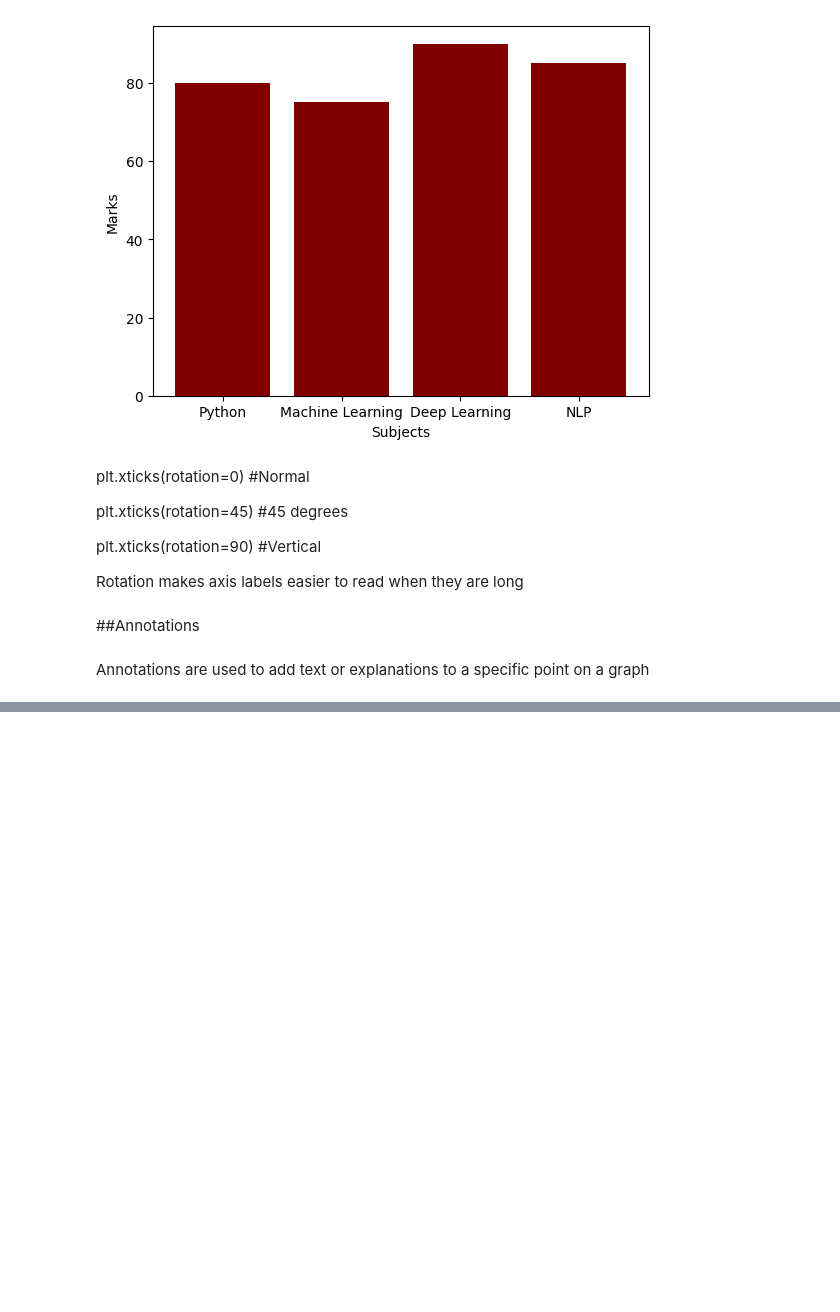
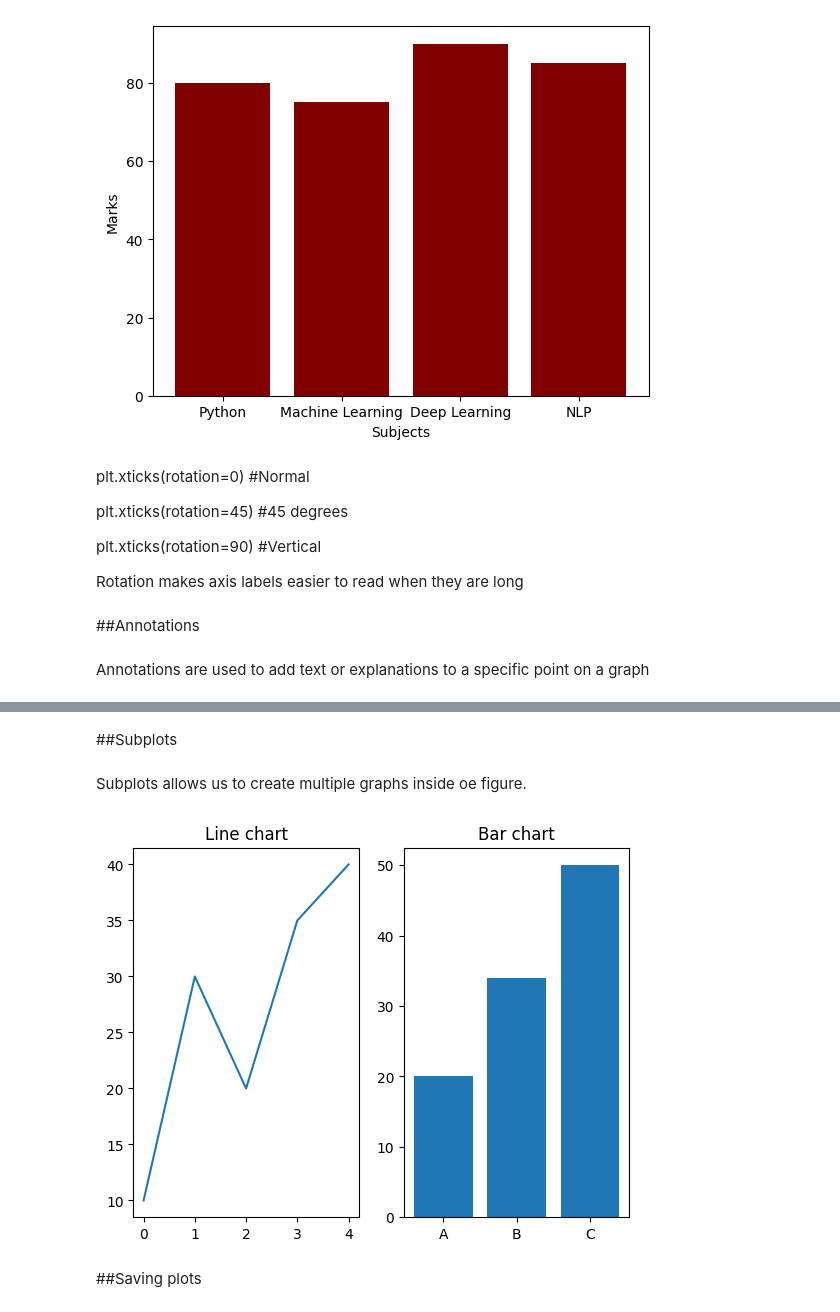
Before and after one commit to ftmshifa777/Matplotlib-Visualization, a Jupyter notebook: Matplotlib.ipynb, the cells around one changed output, grey strips where cells are left out. Cells and saved outputs as stored; diff of their text form; code cells hidden in the pictures; blank space fills up the shorter version.

```diff
--- a/Matplotlib.ipynb
+++ b/Matplotlib.ipynb
@@ -291,0 +305,19 @@ Annotations are used to add text or explanations to a specific point on a graph
+# %% [markdown]
+##Subplots
+# %% [markdown]
+Subplots allows us to create multiple graphs inside oe figure.
+# %%
+plt.subplot(1,2,1) # plt.subplot(nrows,ncols,index)
+
+plt.plot([10,30,20,35,40])
+plt.title("Line chart")
+
+plt.subplot(1,2,2)
+plt.bar(["A","B","C"],[20,34,50])
+plt.title("Bar chart")
+
+plt.show()
+# %% [output]
+[figure, added]
+# %% [markdown]
+##Saving plots
```
Also changed, not shown: parts of 2 cells of this notebook.
